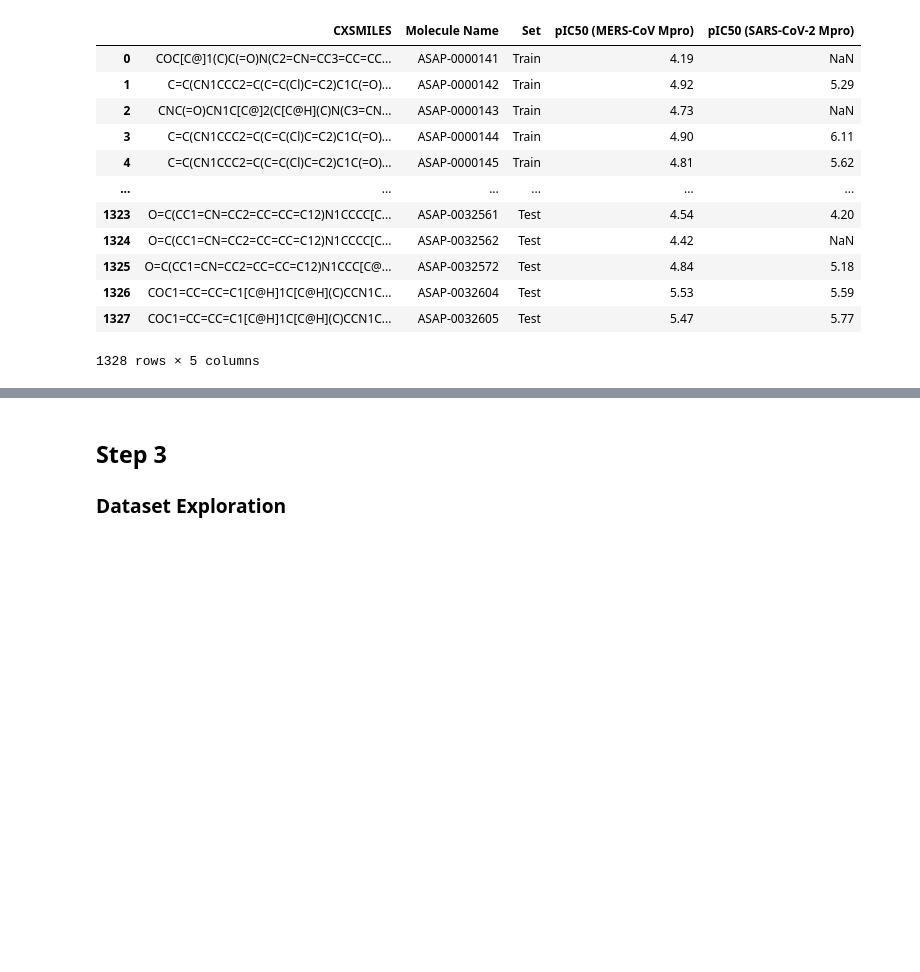
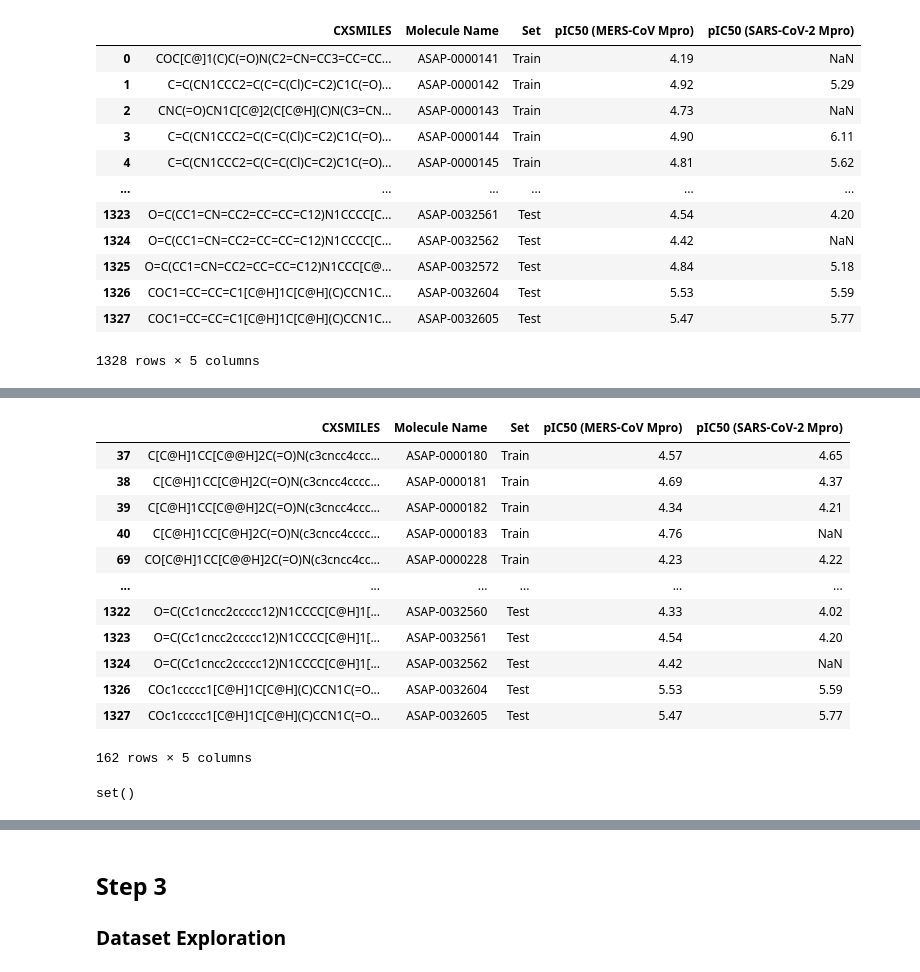
Before and after one commit to femisegvn/antiviral-potency, a Jupyter notebook: main.ipynb, the cells around one changed output, grey strips where cells are left out. Drawn from its saved outputs; the diff is of its cells as text; code cells hidden in the pictures; blank space fills up the shorter version.

```diff
--- a/main.ipynb
+++ b/main.ipynb
@@ -47,0 +52,26 @@ def clean_smiles(smiles):
+# %%
+# Checking for duplicates we see 172 rows of multiple instances of a CXSMILES
+smiles = dataset_df.CXSMILES
+duplicates = dataset_df[smiles.duplicated(keep=False)]
+duplicates
+# %% [output]
+|  | CXSMILES | Molecule Name | Set | pIC50 (MERS-CoV Mpro) | pIC50 (SARS-CoV-2 Mpro) |
+| 37 | C[C@H]1CC[C@@H]2C(=O)N(c3cncc4ccc... | ASAP-0000180 | Train | 4.57 | 4.65 |
+| 38 | C[C@H]1CC[C@H]2C(=O)N(c3cncc4cccc... | ASAP-0000181 | Train | 4.69 | 4.37 |
+| 39 | C[C@H]1CC[C@@H]2C(=O)N(c3cncc4ccc... | ASAP-0000182 | Train | 4.34 | 4.21 |
+| 40 | C[C@H]1CC[C@H]2C(=O)N(c3cncc4cccc... | ASAP-0000183 | Train | 4.76 | NaN |
+| 69 | CO[C@H]1CC[C@@H]2C(=O)N(c3cncc4cc... | ASAP-0000228 | Train | 4.23 | 4.22 |
+| ... | ... | ... | ... | ... | ... |
+| 1322 | O=C(Cc1cncc2ccccc12)N1CCCC[C@H]1[... | ASAP-0032560 | Test | 4.33 | 4.02 |
+| 1323 | O=C(Cc1cncc2ccccc12)N1CCCC[C@H]1[... | ASAP-0032561 | Test | 4.54 | 4.20 |
+| 1324 | O=C(Cc1cncc2ccccc12)N1CCCC[C@H]1[... | ASAP-0032562 | Test | 4.42 | NaN |
+| 1326 | COc1ccccc1[C@H]1C[C@H](C)CCN1C(=O... | ASAP-0032604 | Test | 5.53 | 5.59 |
+| 1327 | COc1ccccc1[C@H]1C[C@H](C)CCN1C(=O... | ASAP-0032605 | Test | 5.47 | 5.77 |
+162 rows × 5 columns
+# %%
+# Check the dataset to see if any SMILES in the training set are repeated in the test set
+from utils import train_test_overlap
+overlap = train_test_overlap(dataset_df)
+overlap
+# %% [output]
+set()
```
Also changed, not shown: parts of 7 cells of this notebook, 3 other files.
